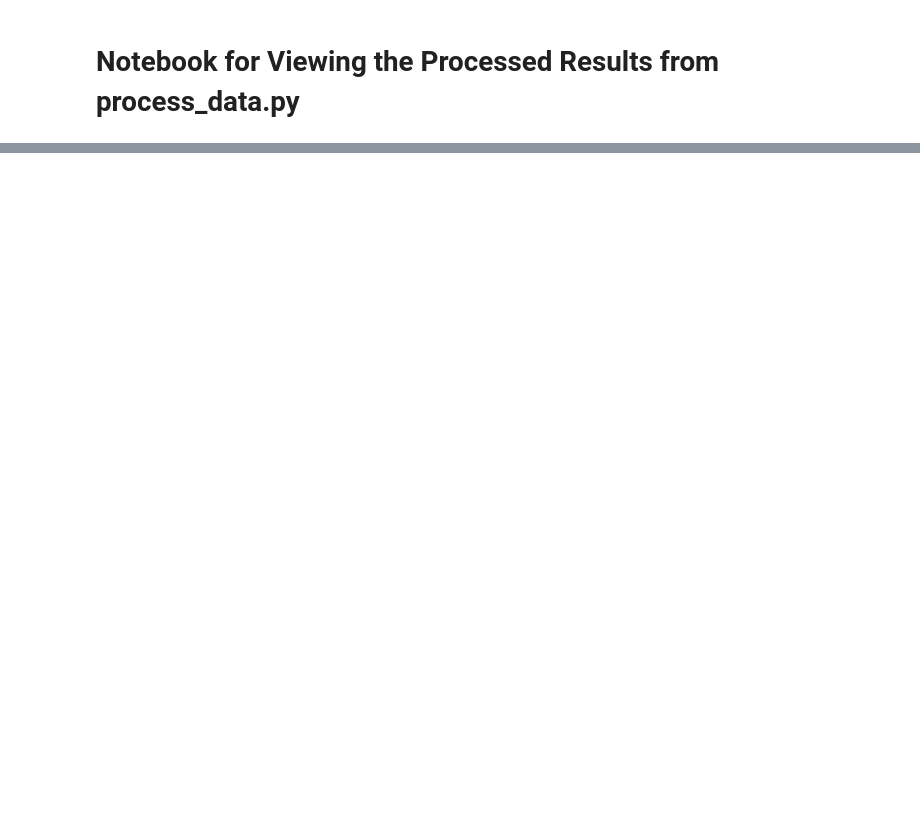
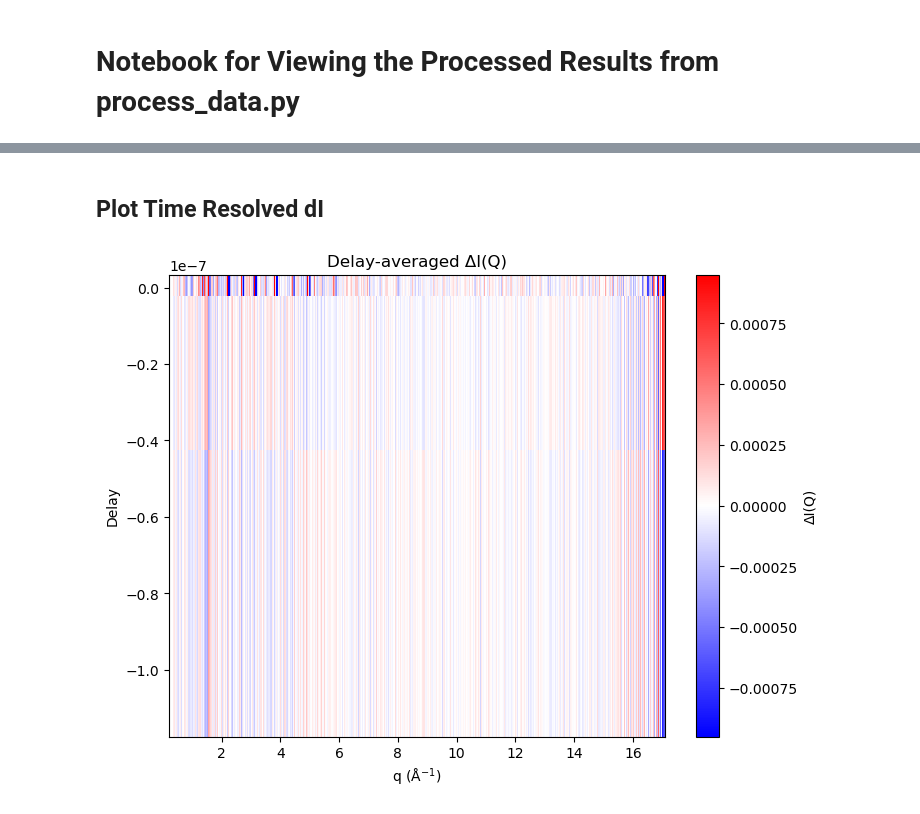
Before and after one commit to lheald2/trxrd, a Jupyter notebook: Analyze_Processed_Data.ipynb, the cells around one changed output, grey strips where cells are left out. Cells and saved outputs as stored; diff of their text form; code cells hidden in the pictures; blank space fills up the shorter version.

```diff
--- a/Analyze_Processed_Data.ipynb
+++ b/Analyze_Processed_Data.ipynb
@@ -45,0 +27,6 @@ def load_trxrd_h5(h5_path, return_dict=True):
+# %%
+def print_h5_tree(name, obj):
+    print(name)
+
+with h5py.File(h5_path, "r") as h5:
+    h5.visititems(print_h5_tree)
@@ -75,0 +137,14 @@ print("delta_gr:", delta_gr.shape)
+# %% [markdown]
+## Plot Time Resolved dI
+# %%
+vmin, vmax = symmetric_clim(dI_avg, percentile=99)
+
+plt.figure(figsize=(8, 6))
+plt.pcolormesh(q, unique_delays, dI_avg, shading="auto", cmap="bwr", vmin=vmin, vmax=vmax)
+plt.xlabel("q (Å$^{-1}$)")
+plt.ylabel("Delay")
+plt.title("Delay-averaged ΔI(Q)")
+plt.colorbar(label="ΔI(Q)")
+plt.show()
+# %% [output]
+[figure, added]
```
Also changed, not shown: parts of 30 cells of this notebook, 2 other files.
